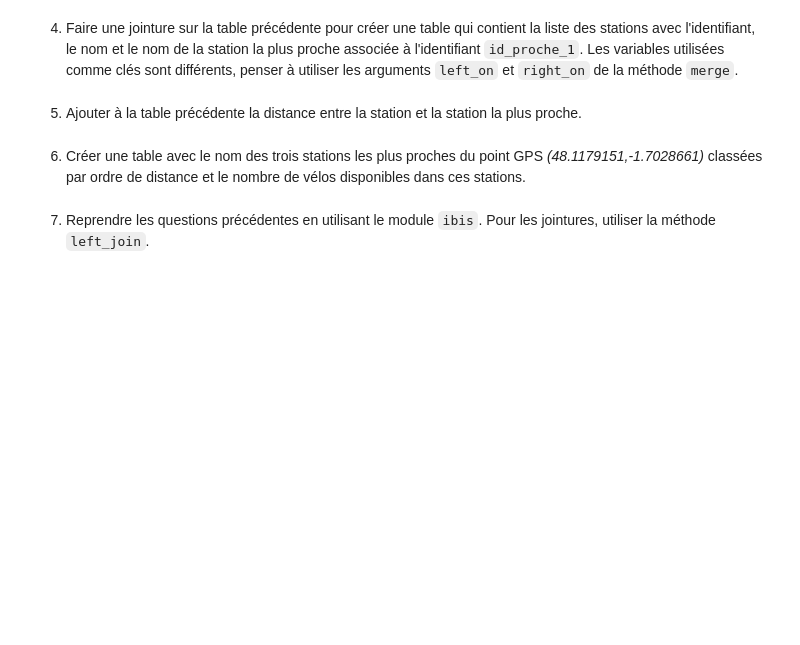
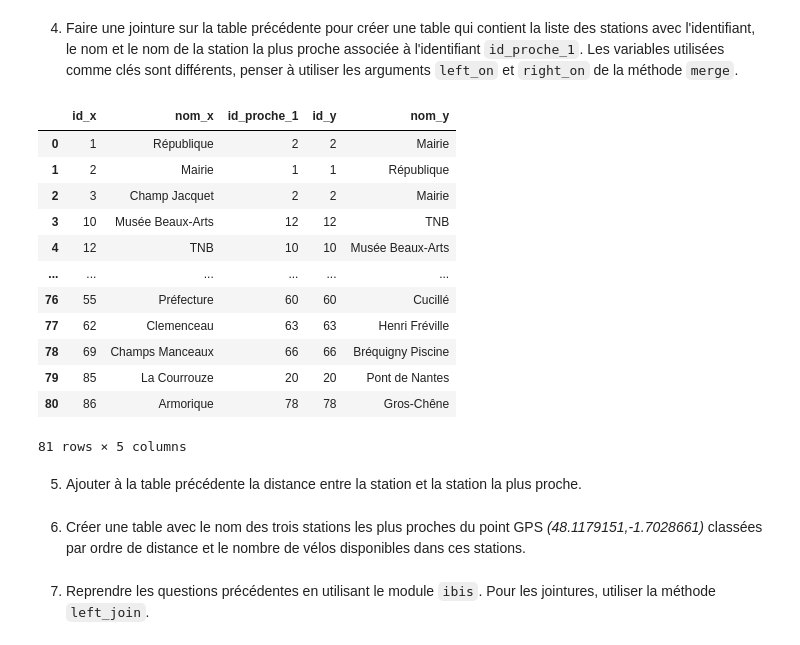
Before and after one commit to NoeMeri/test_certif_vdiff, a Jupyter notebook: notebooks/03_sql.ipynb, the cells around one changed output. Drawn from its saved outputs; the diff is of its cells as text; code cells hidden in the pictures; blank space fills up the shorter version.

```diff
--- a/notebooks/03_sql.ipynb
+++ b/notebooks/03_sql.ipynb
@@ -87,5 +104,21 @@ topologie
 # %% [markdown]
 4. Faire une jointure sur la table précédente pour créer une table qui contient la liste des stations avec l'identifiant, le nom et le nom de la station la plus proche associée à l'identifiant `id_proche_1`. Les variables utilisées comme clés sont différents, penser à utiliser les arguments `left_on` et `right_on` de la méthode `merge`.
+# %%
+topologie[["id", "nom", "id_proche_1"]].merge(topologie[["id","nom"]], left_on = "id_proche_1", right_on = "id")
+# %% [output]
+|  | id_x | nom_x | id_proche_1 | id_y | nom_y |
+| 0 | 1 | République | 2 | 2 | Mairie |
+| 1 | 2 | Mairie | 1 | 1 | République |
+| 2 | 3 | Champ Jacquet | 2 | 2 | Mairie |
+| 3 | 10 | Musée Beaux-Arts | 12 | 12 | TNB |
+| 4 | 12 | TNB | 10 | 10 | Musée Beaux-Arts |
+| ... | ... | ... | ... | ... | ... |
+| 76 | 55 | Préfecture | 60 | 60 | Cucillé |
+| 77 | 62 | Clemenceau | 63 | 63 | Henri Fréville |
+| 78 | 69 | Champs Manceaux | 66 | 66 | Bréquigny Piscine |
+| 79 | 85 | La Courrouze | 20 | 20 | Pont de Nantes |
+| 80 | 86 | Armorique | 78 | 78 | Gros-Chêne |
+81 rows × 5 columns
 # %% [markdown]
 5. Ajouter à la table précédente la distance entre la station et la station la plus proche.
 # %% [markdown]
```
Also changed, not shown: parts of 2 cells of this notebook.
